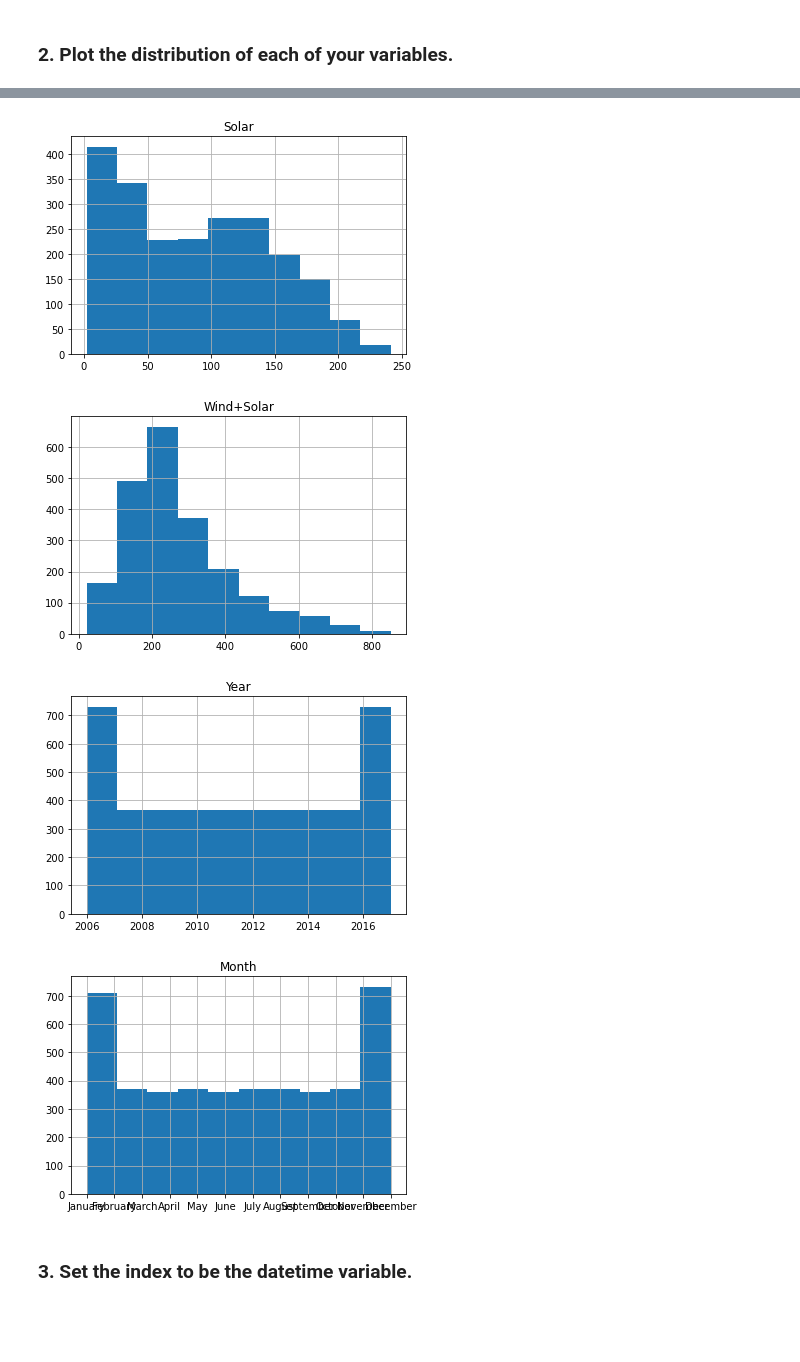
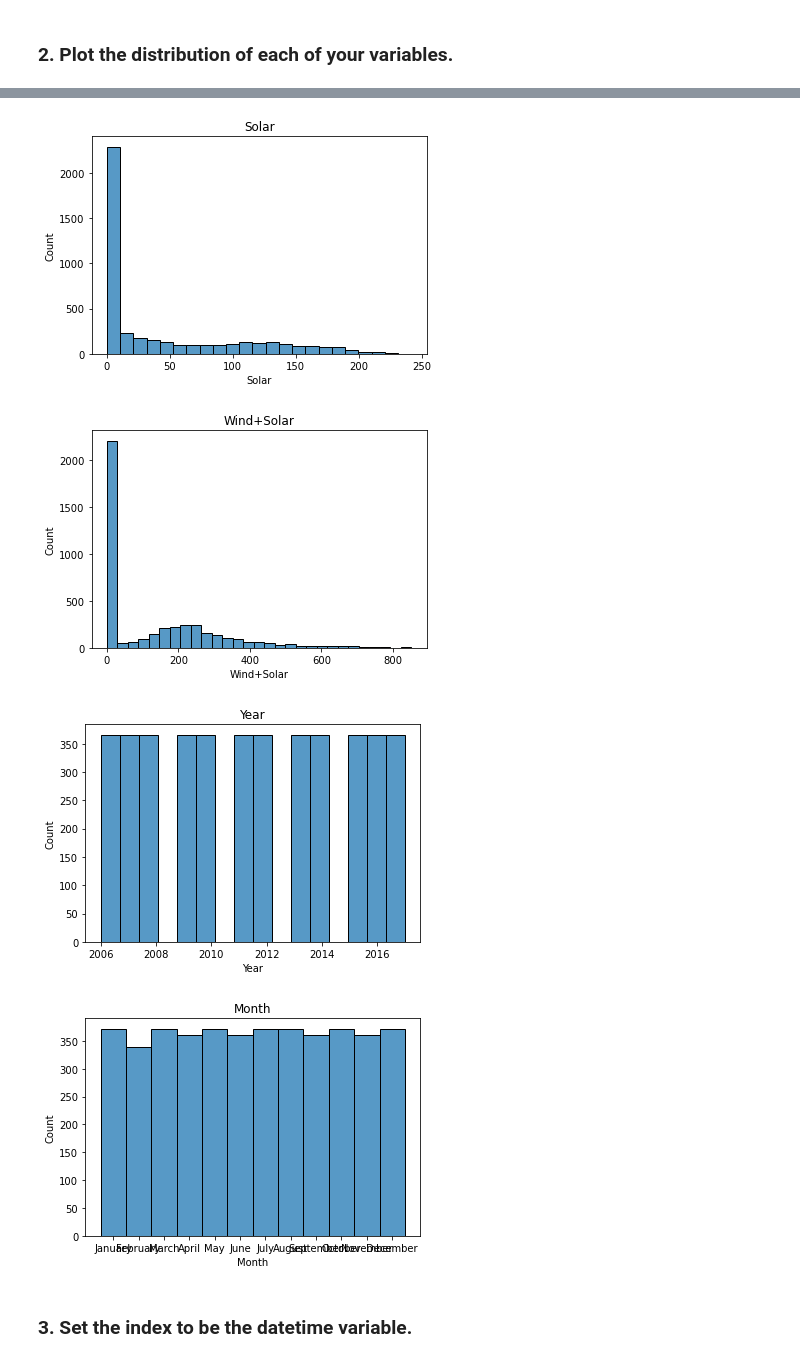
Before and after one commit to markydoug/time-series-exercises, a Jupyter notebook: prepare.ipynb, the cells around one changed output, grey strips where cells are left out. Cells and saved outputs as stored; diff of their text form; code cells hidden in the pictures; blank space fills up the shorter version.

```diff
--- a/prepare.ipynb
+++ b/prepare.ipynb
@@ -147,7 +148,7 @@ memory usage: 171.3 KB
 ### 2. Plot the distribution of each of your variables.
 # %%
 for col in ops.columns:
-    ops[col].hist()
+    sns.histplot(ops[col])
     plt.title(col)
     plt.show()
 # %% [output]
@@ -156,7 +157,7 @@ for col in ops.columns:
-[figure, old version]
+[figure, new version]
-[figure, old version]
+[figure, new version]
-[figure, old version]
+[figure, new version]
-[figure, old version]
+[figure, new version]
 # %% [markdown]
 ### 3. Set the index to be the datetime variable.
 # %%
```
Also changed, not shown: parts of 2 cells of this notebook, 1 other file.
